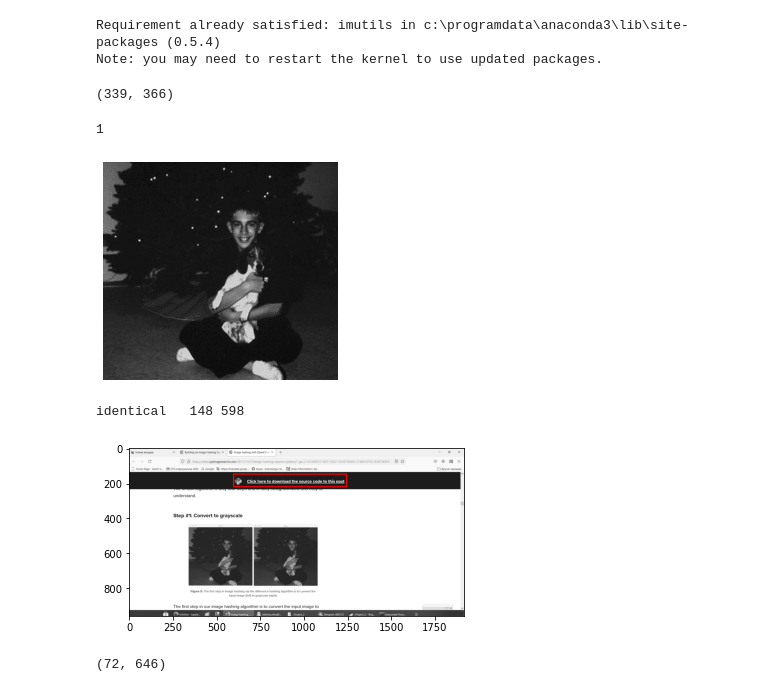
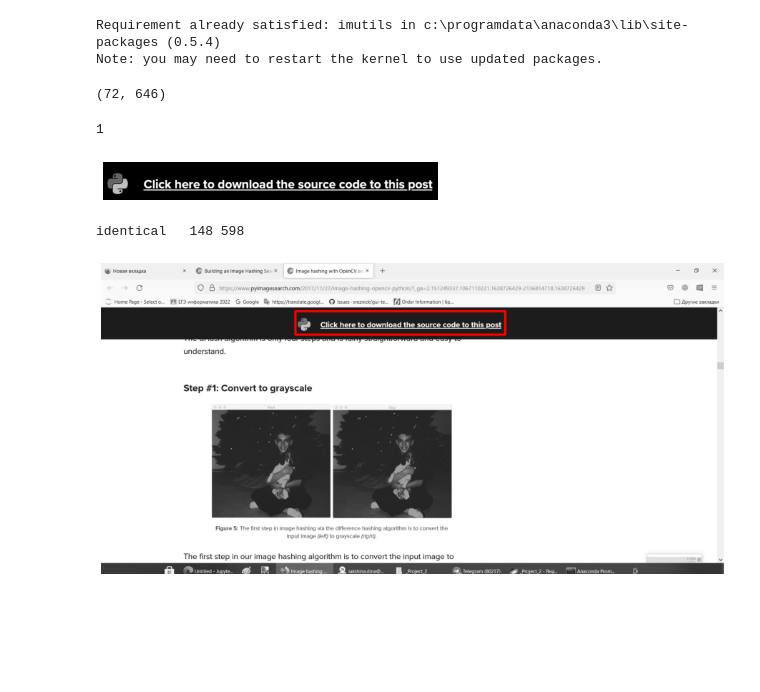
Before and after one commit to sreznick/gui-tester, a Jupyter notebook: dhash_image_search.ipynb, the cells around one changed output. Drawn from its saved outputs; the diff is of its cells as text; code cells hidden in the pictures; blank space fills up the shorter version.

```diff
--- a/dhash_image_search.ipynb
+++ b/dhash_image_search.ipynb
@@ -21,36 +21,36 @@ def dhash(image, hashSize=8):
     resized = cv2.resize(image, (hashSize + 1, hashSize))
     # compute the (relative) horizontal gradient between adjacent
     # column pixels
     diff = resized[:, 1:] > resized[:, :-1]
 
 #     plt.imshow(diff,'gray')
     diff_flat=diff.flatten()
 #     print(diff_flat)
 #     diff_flat[4:]=0*diff_flat[4:]
 #     print(diff_flat,len(diff_flat))
 
     # convert the difference image to a hash
     return sum([2 ** i for (i, v) in enumerate(diff_flat) if v])
 
 
 def hamming(a, b):
 	# compute and return the Hamming distance between the integers
 	return bin(int(a) ^ int(b)).count("1")
 
 
-img = cv2.imread('pic1.jpg')
+img = cv2.imread('p2.png')
 img_rgb = cv2.cvtColor(img,cv2.COLOR_BGR2RGB)
 plt.imshow(img_rgb)
 img = cv2.cvtColor(img_rgb,cv2.COLOR_RGB2GRAY)
 plt.imshow(img,'gray')
 plt.axis('off')
 print(img.shape)
 
 hamming(10, 8)
 # %% [output]
-(339, 366)
+(72, 646)
 1
-[figure, old version]
+[figure, new version]
 # %%
 haystack = cv2.imread('screenshot.png')
 needle = cv2.imread('pic1.jpg')
@@ -72,11 +72,9 @@ for i in range(0,Dx-dx,4):
                 thickness=5
                 pt_min, pt_max=(j,i),(j+dy,i+dx)
                 image = cv2.rectangle(image, pt_min, pt_max, color, thickness)
+                fig = plt.figure(figsize=(20,8))
                 plt.imshow(image)
+                plt.axis('off')
 # %% [output]
 identical   148 598
-[figure, old version]
+[figure, new version]
-# %%
-dx,dy
-# %% [output]
-(72, 646)
```
